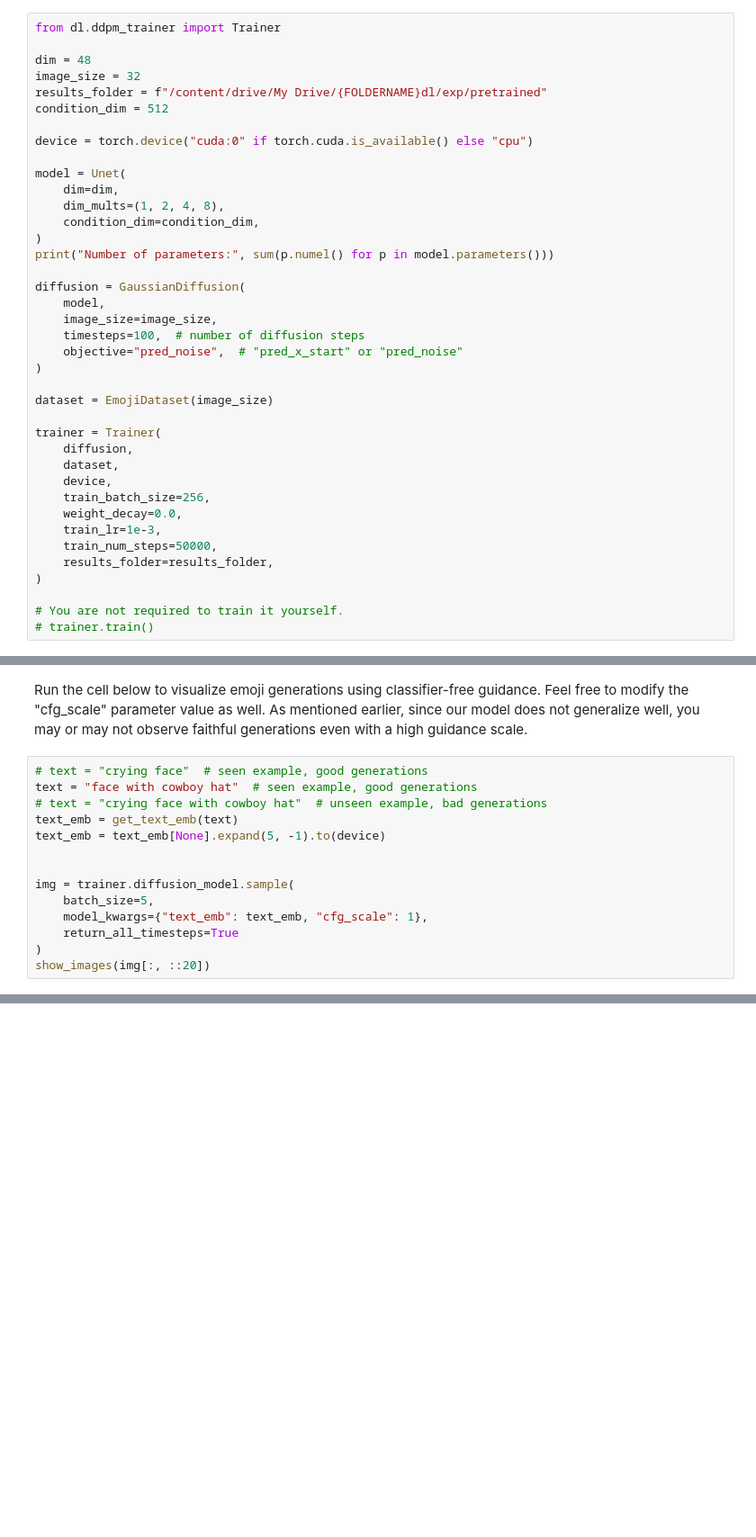
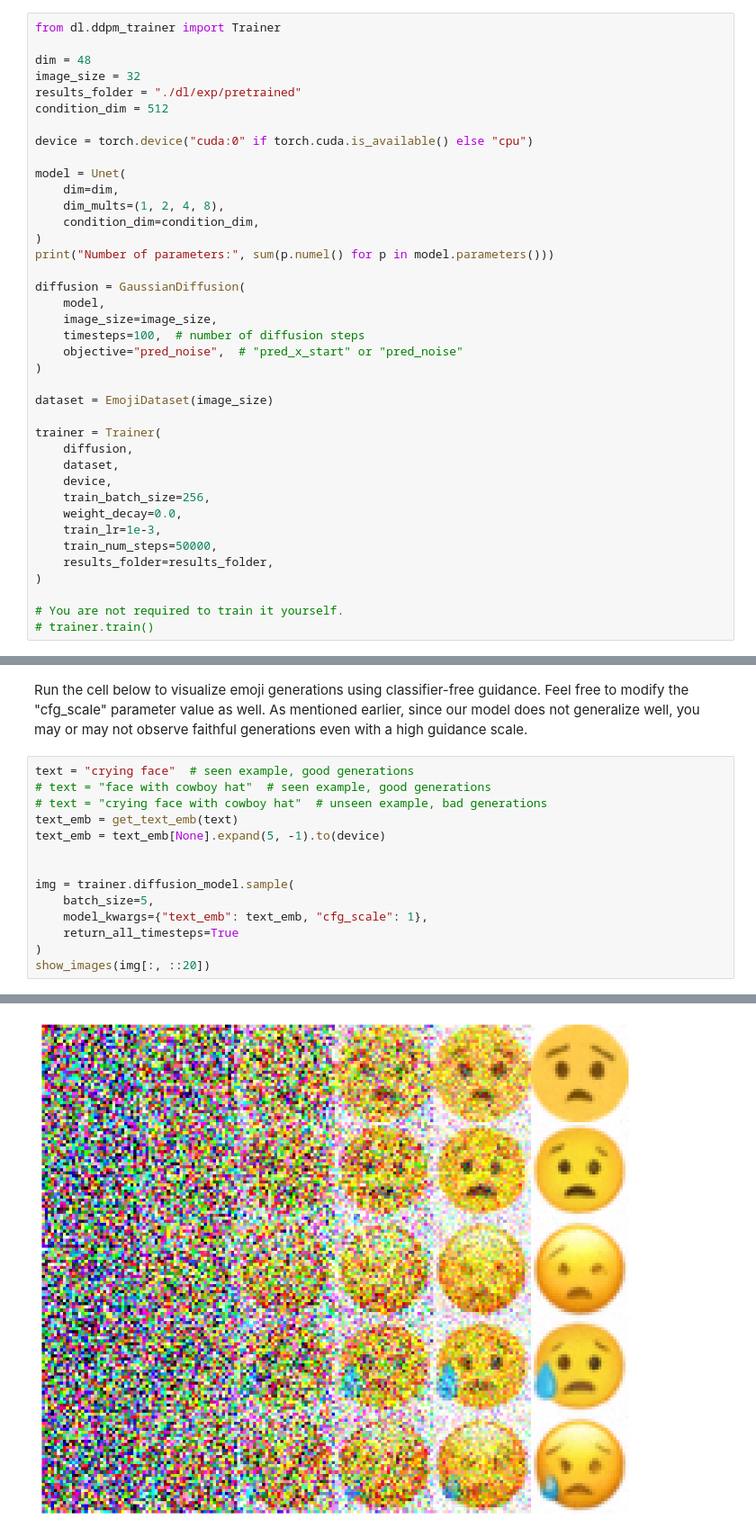
Before and after one commit to sbenebrh/DiffusionModel, a Jupyter notebook: DDPM.ipynb, the cells around one changed output, grey strips where cells are left out. Shown at 90% size. Saved outputs shown, nothing was run; the diff lists cells and outputs as text; blank space fills up the shorter version.

```diff
--- a/DDPM.ipynb
+++ b/DDPM.ipynb
@@ -484,7 +491,7 @@ from dl.ddpm_trainer import Trainer
 
 dim = 48
 image_size = 32
-results_folder = f"/content/drive/My Drive/{FOLDERNAME}dl/exp/pretrained"
+results_folder = "./dl/exp/pretrained"
 condition_dim = 512
 
 device = torch.device("cuda:0" if torch.cuda.is_available() else "cpu")
@@ -653,8 +672,8 @@ print("forward error: ", rel_error(out, expected_out))
 # %% [markdown]
 Run the cell below to visualize emoji generations using classifier-free guidance. Feel free to modify the "cfg_scale" parameter value as well. As mentioned earlier, since our model does not generalize well, you may or may not observe faithful generations even with a high guidance scale.
 # %%
-# text = "crying face"  # seen example, good generations
-text = "face with cowboy hat"  # seen example, good generations
+text = "crying face"  # seen example, good generations
+# text = "face with cowboy hat"  # seen example, good generations
 # text = "crying face with cowboy hat"  # unseen example, bad generations
 text_emb = get_text_emb(text)
 text_emb = text_emb[None].expand(5, -1).to(device)
@@ -666,3 +685,4 @@ img = trainer.diffusion_model.sample(
     return_all_timesteps=True
 )
 show_images(img[:, ::20])
+# %% [output]
@@ -668,0 +690 @@ show_images(img[:, ::20])
+[figure, added]
```
Also changed, not shown: parts of 11 cells of this notebook, 2 other files.
